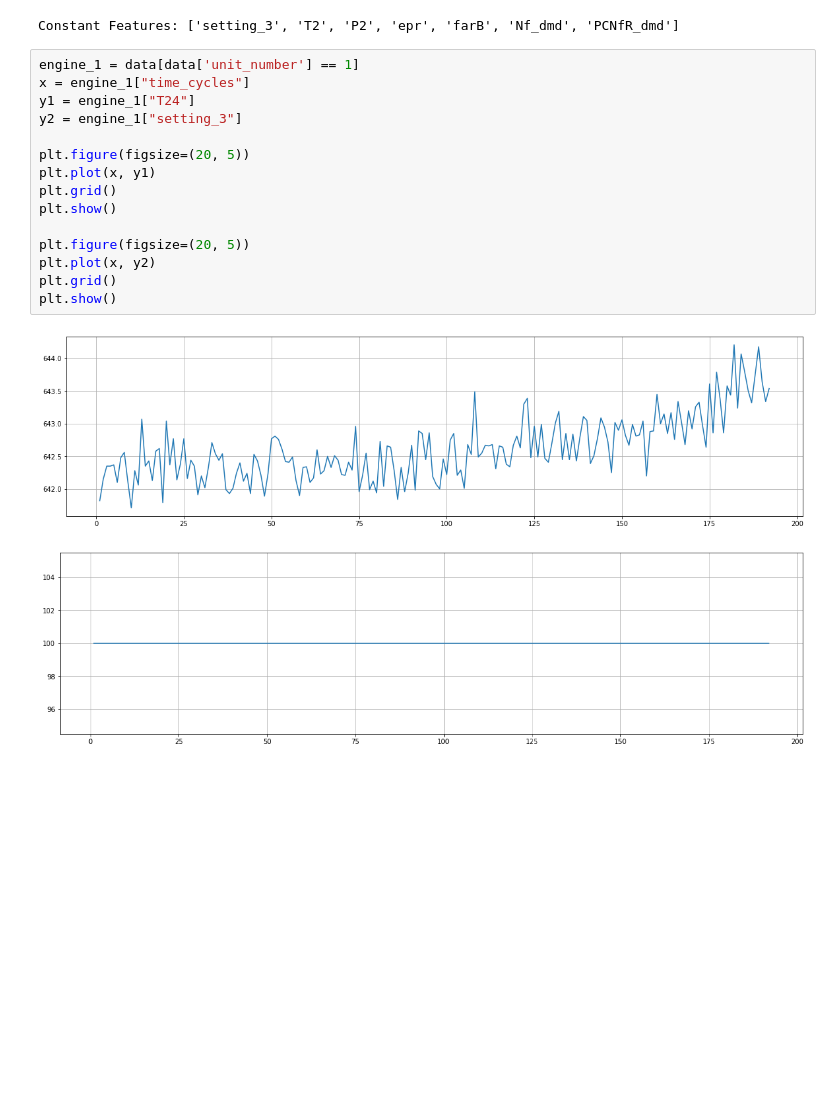
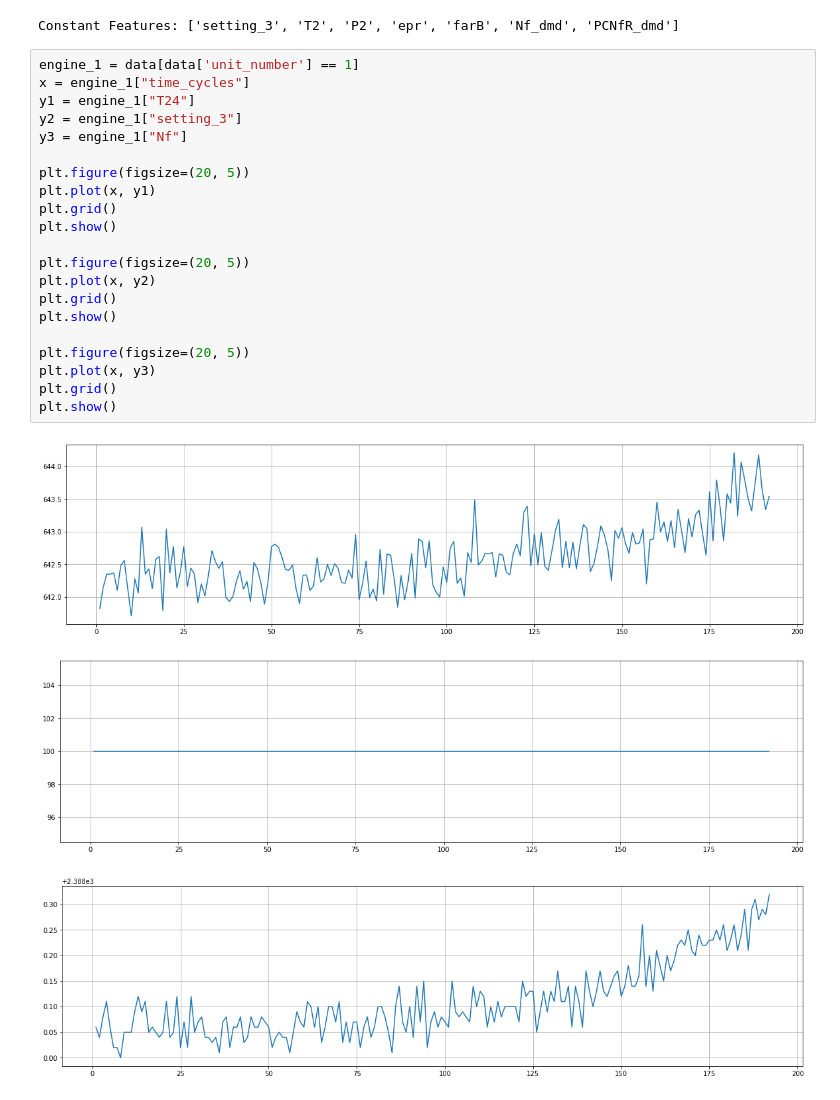
Before and after one commit to shakhawat2021hossain/python-libraries, a Jupyter notebook: pandas/engine_rul.ipynb, the cells around one changed output. Drawn from its saved outputs; the diff is of its cells as text; blank space fills up the shorter version.

Commit message:
add a plot fan speed

```diff
--- a/pandas/engine_rul.ipynb
+++ b/pandas/engine_rul.ipynb
@@ -107,18 +107,25 @@ Constant Features: ['setting_3', 'T2', 'P2', 'epr', 'farB', 'Nf_dmd', 'PCNfR_dmd
 # %%
 engine_1 = data[data['unit_number'] == 1]
 x = engine_1["time_cycles"]
 y1 = engine_1["T24"]
 y2 = engine_1["setting_3"]
+y3 = engine_1["Nf"]
 
 plt.figure(figsize=(20, 5))
 plt.plot(x, y1)
 plt.grid()
 plt.show()
 
 plt.figure(figsize=(20, 5))
 plt.plot(x, y2)
 plt.grid()
 plt.show()
+
+plt.figure(figsize=(20, 5))
+plt.plot(x, y3)
+plt.grid()
+plt.show()
 # %% [output]
 [figure]
 [figure]
+[figure, added]
```
